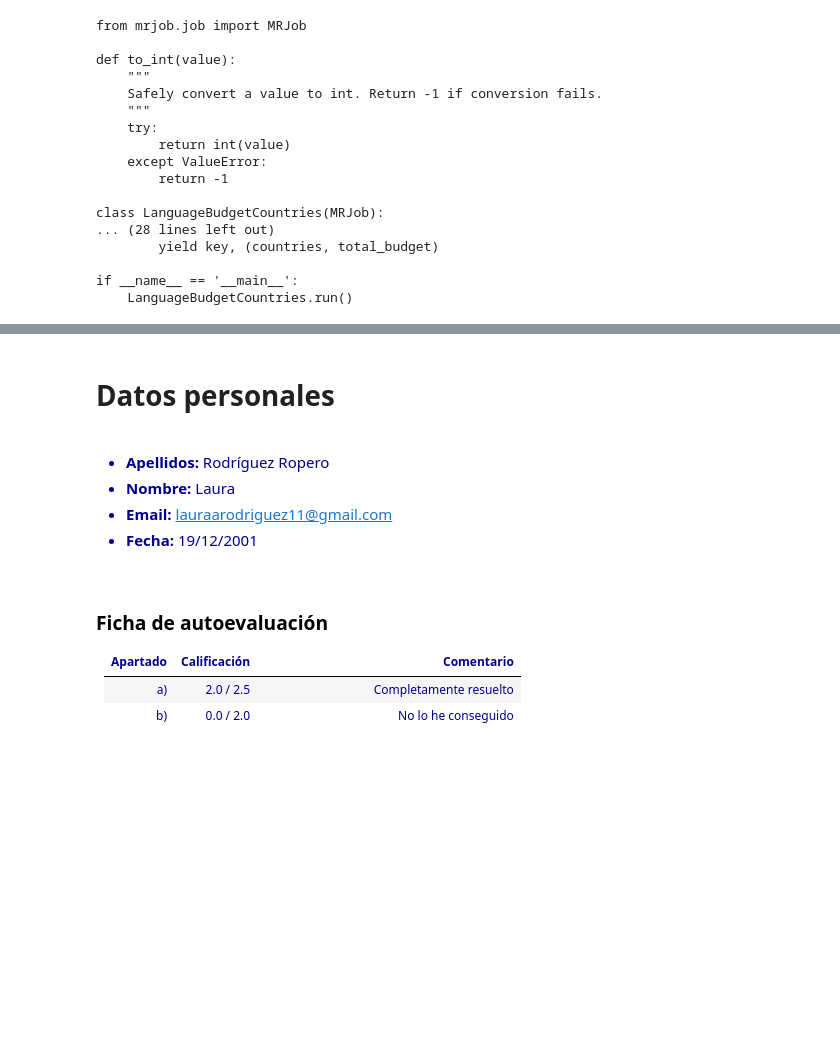
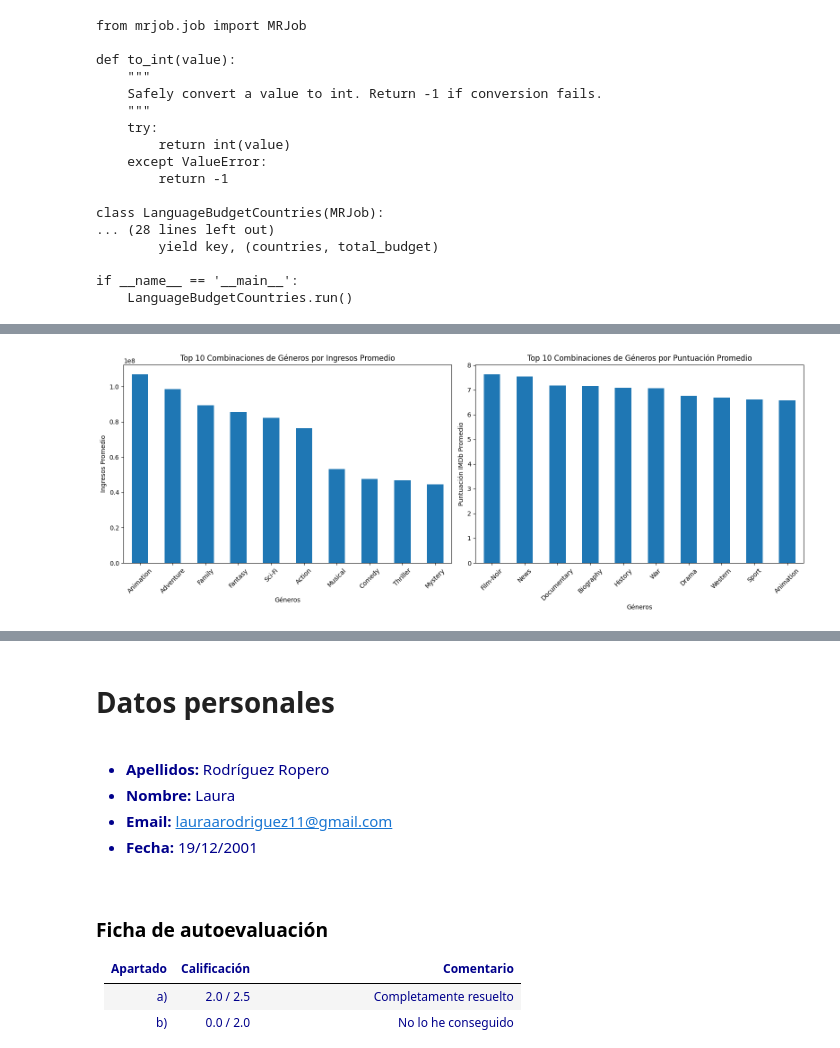
Before and after one commit to lauraarodriguez11/master_ucm, a Jupyter notebook: trabajos/4/movies_02.ipynb, the cells around one changed output, grey strips where cells are left out. Drawn from its saved outputs; the diff is of its cells as text; code cells hidden in the pictures; blank space fills up the shorter version.

```diff
--- a/trabajos/4/movies_02.ipynb
+++ b/trabajos/4/movies_02.ipynb
@@ -1365,0 +1499,31 @@ Tras eliminar el párrafo anterior, en verde, sustituye éste por tu enunciado,
+# %%
+# Top 10 combinaciones de géneros por ingresos promedio
+success_by_combination_gross = expanded_genres.groupby('genres')['gross'].mean().sort_values(ascending=False)
+
+# Top 10 combinaciones de géneros por puntuación IMDb promedio
+success_by_combination_imdbscr = expanded_genres.groupby('genres')['imdb_score'].mean().sort_values(ascending=False)
+
+# Crear un lienzo con dos gráficos lado a lado
+fig, axes = plt.subplots(1, 2, figsize=(16, 6))
+
+# Gráfico 1: Top 10 combinaciones de géneros por ingresos promedio
+success_by_combination_gross.head(10).plot(
+    kind='bar', ax=axes[0], title="Top 10 Combinaciones de Géneros por Ingresos Promedio", legend=False
+)
+axes[0].set_xlabel("Géneros")
+axes[0].set_ylabel("Ingresos Promedio")
+axes[0].tick_params(axis='x', rotation=45)
+
+# Gráfico 2: Top 10 combinaciones de géneros por puntuación IMDb promedio
+success_by_combination_imdbscr.head(10).plot(
+    kind='bar', ax=axes[1], title="Top 10 Combinaciones de Géneros por Puntuación Promedio", legend=False
+)
+axes[1].set_xlabel("Géneros")
+axes[1].set_ylabel("Puntuación IMDb Promedio")
+axes[1].tick_params(axis='x', rotation=45)
+
+# Ajustar diseño para evitar superposición
+plt.tight_layout()
+plt.show()
+# %% [output]
+[figure, added]
```
Also changed, not shown: parts of 18 cells of this notebook.
